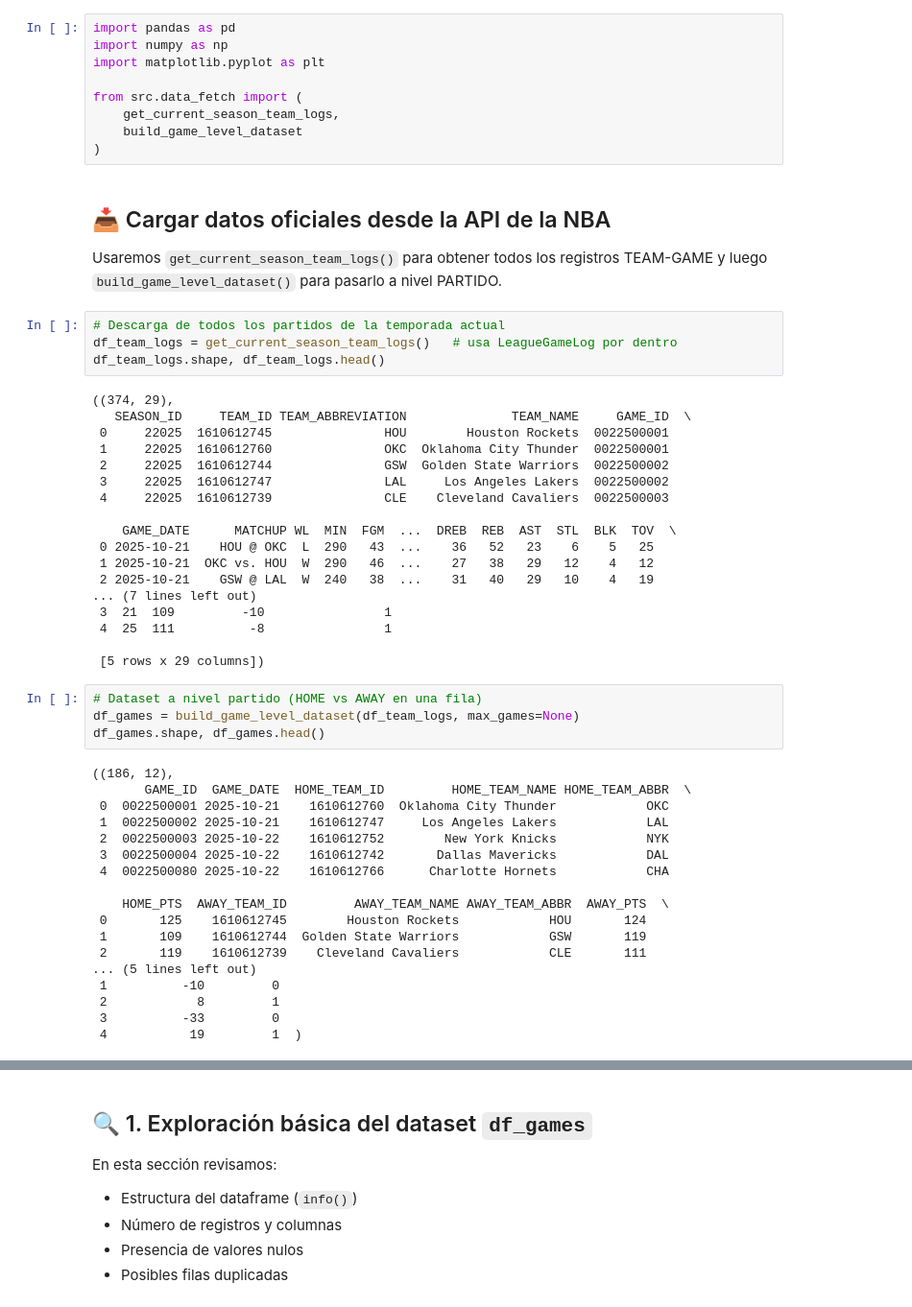
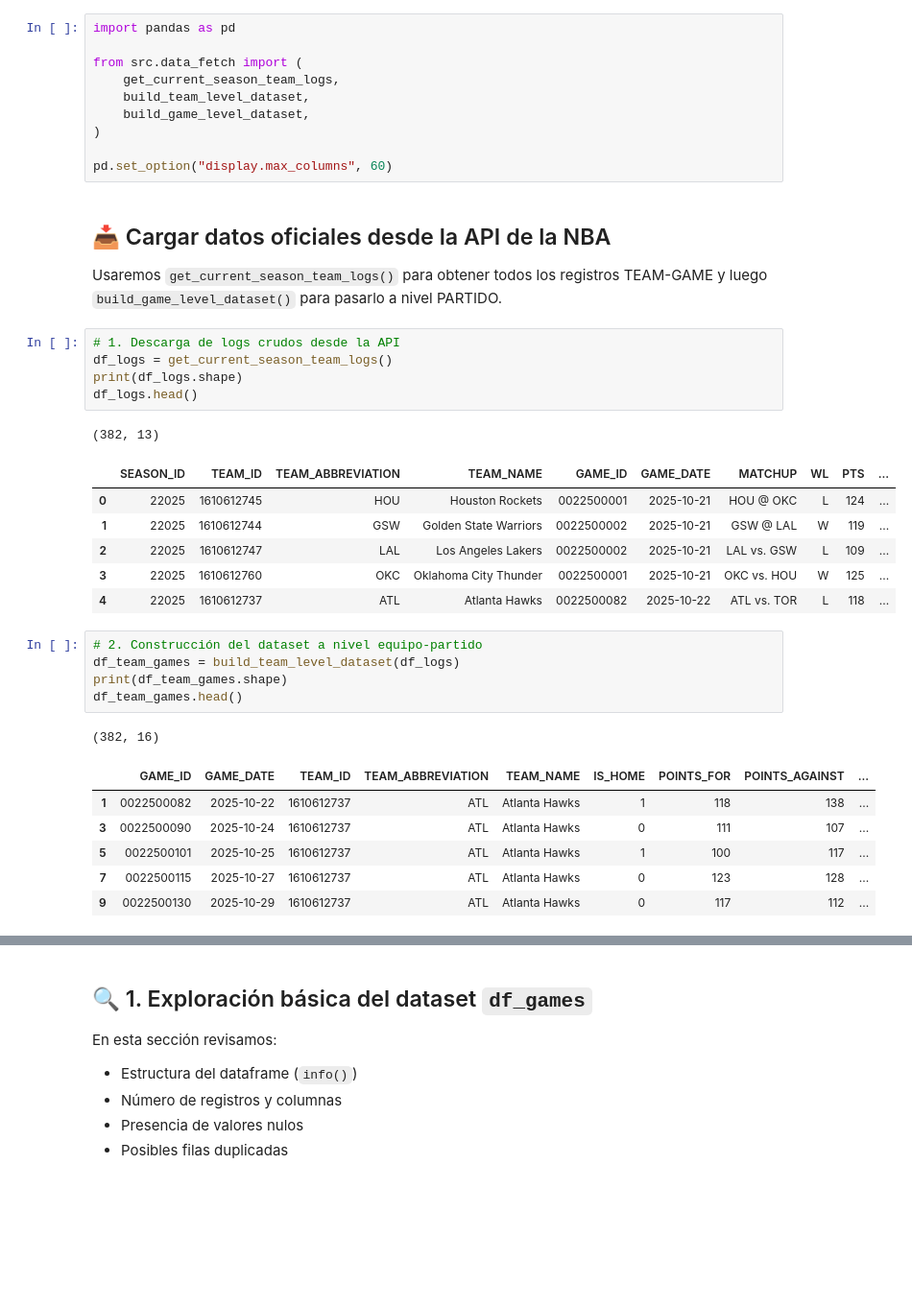
Before and after one commit to estemen27/NBA_Predictor, a Jupyter notebook: notebooks/01_exploracion.ipynb, the cells around one changed output, grey strips where cells are left out. Shown: that part at 96% size. Cells and saved outputs as stored; diff of their text form; blank space fills up the shorter version.

```diff
--- a/notebooks/01_exploracion.ipynb
+++ b/notebooks/01_exploracion.ipynb
@@ -21,58 +12,41 @@ Este notebook forma parte del proyecto **Predicción NBA 2026**.
 # %%
 import pandas as pd
-import numpy as np
-import matplotlib.pyplot as plt
 
 from src.data_fetch import (
     get_current_season_team_logs,
-    build_game_level_dataset
+    build_team_level_dataset,
+    build_game_level_dataset,
 )
+
+pd.set_option("display.max_columns", 60)
 # %% [markdown]
 ## 📥 Cargar datos oficiales desde la API de la NBA
 
 Usaremos `get_current_season_team_logs()` para obtener todos los registros TEAM-GAME
 y luego `build_game_level_dataset()` para pasarlo a nivel PARTIDO.
 # %%
-# Descarga de todos los partidos de la temporada actual
-df_team_logs = get_current_season_team_logs()   # usa LeagueGameLog por dentro
-df_team_logs.shape, df_team_logs.head()
+# 1. Descarga de logs crudos desde la API
+df_logs = get_current_season_team_logs()
+print(df_logs.shape)
+df_logs.head()
 # %% [output]
-((374, 29),
-   SEASON_ID     TEAM_ID TEAM_ABBREVIATION              TEAM_NAME     GAME_ID  \
- 0     22025  1610612745               HOU        Houston Rockets  0022500001
- 1     22025  1610612760               OKC  Oklahoma City Thunder  0022500001
- 2     22025  1610612744               GSW  Golden State Warriors  0022500002
- 3     22025  1610612747               LAL     Los Angeles Lakers  0022500002
- 4     22025  1610612739               CLE    Cleveland Cavaliers  0022500003
-
-    GAME_DATE      MATCHUP WL  MIN  FGM  ...  DREB  REB  AST  STL  BLK  TOV  \
- 0 2025-10-21    HOU @ OKC  L  290   43  ...    36   52   23    6    5   25
- 1 2025-10-21  OKC vs. HOU  W  290   46  ...    27   38   29   12    4   12
- 2 2025-10-21    GSW @ LAL  W  240   38  ...    31   40   29   10    4   19
-... (7 lines left out)
- 3  21  109         -10                1
- 4  25  111          -8                1
-
- [5 rows x 29 columns])
+(382, 13)
+|  | SEASON_ID | TEAM_ID | TEAM_ABBREVIATION | TEAM_NAME | GAME_ID | GAME_DATE | MATCHUP | WL | PTS | ... |
+| 0 | 22025 | 1610612745 | HOU | Houston Rockets | 0022500001 | 2025-10-21 | HOU @ OKC | L | 124 | ... |
+| 1 | 22025 | 1610612744 | GSW | Golden State Warriors | 0022500002 | 2025-10-21 | GSW @ LAL | W | 119 | ... |
+| 2 | 22025 | 1610612747 | LAL | Los Angeles Lakers | 0022500002 | 2025-10-21 | LAL vs. GSW | L | 109 | ... |
+| 3 | 22025 | 1610612760 | OKC | Oklahoma City Thunder | 0022500001 | 2025-10-21 | OKC vs. HOU | W | 125 | ... |
+| 4 | 22025 | 1610612737 | ATL | Atlanta Hawks | 0022500082 | 2025-10-22 | ATL vs. TOR | L | 118 | ... |
 # %%
-# Dataset a nivel partido (HOME vs AWAY en una fila)
-df_games = build_game_level_dataset(df_team_logs, max_games=None)
-df_games.shape, df_games.head()
+# 2. Construcción del dataset a nivel equipo-partido
+df_team_games = build_team_level_dataset(df_logs)
+print(df_team_games.shape)
+df_team_games.head()
 # %% [output]
-((186, 12),
-       GAME_ID  GAME_DATE  HOME_TEAM_ID         HOME_TEAM_NAME HOME_TEAM_ABBR  \
- 0  0022500001 2025-10-21    1610612760  Oklahoma City Thunder            OKC
- 1  0022500002 2025-10-21    1610612747     Los Angeles Lakers            LAL
- 2  0022500003 2025-10-22    1610612752        New York Knicks            NYK
- 3  0022500004 2025-10-22    1610612742       Dallas Mavericks            DAL
- 4  0022500080 2025-10-22    1610612766      Charlotte Hornets            CHA
-
-    HOME_PTS  AWAY_TEAM_ID         AWAY_TEAM_NAME AWAY_TEAM_ABBR  AWAY_PTS  \
- 0       125    1610612745        Houston Rockets            HOU       124
- 1       109    1610612744  Golden State Warriors            GSW       119
- 2       119    1610612739    Cleveland Cavaliers            CLE       111
-... (5 lines left out)
- 1          -10         0
- 2            8         1
- 3          -33         0
- 4           19         1  )
+(382, 16)
+|  | GAME_ID | GAME_DATE | TEAM_ID | TEAM_ABBREVIATION | TEAM_NAME | IS_HOME | POINTS_FOR | POINTS_AGAINST | ... |
+| 1 | 0022500082 | 2025-10-22 | 1610612737 | ATL | Atlanta Hawks | 1 | 118 | 138 | ... |
+| 3 | 0022500090 | 2025-10-24 | 1610612737 | ATL | Atlanta Hawks | 0 | 111 | 107 | ... |
+| 5 | 0022500101 | 2025-10-25 | 1610612737 | ATL | Atlanta Hawks | 1 | 100 | 117 | ... |
+| 7 | 0022500115 | 2025-10-27 | 1610612737 | ATL | Atlanta Hawks | 0 | 123 | 128 | ... |
+| 9 | 0022500130 | 2025-10-29 | 1610612737 | ATL | Atlanta Hawks | 0 | 117 | 112 | ... |
```
Also changed, not shown: parts of 14 cells of this notebook, 11 other files.
